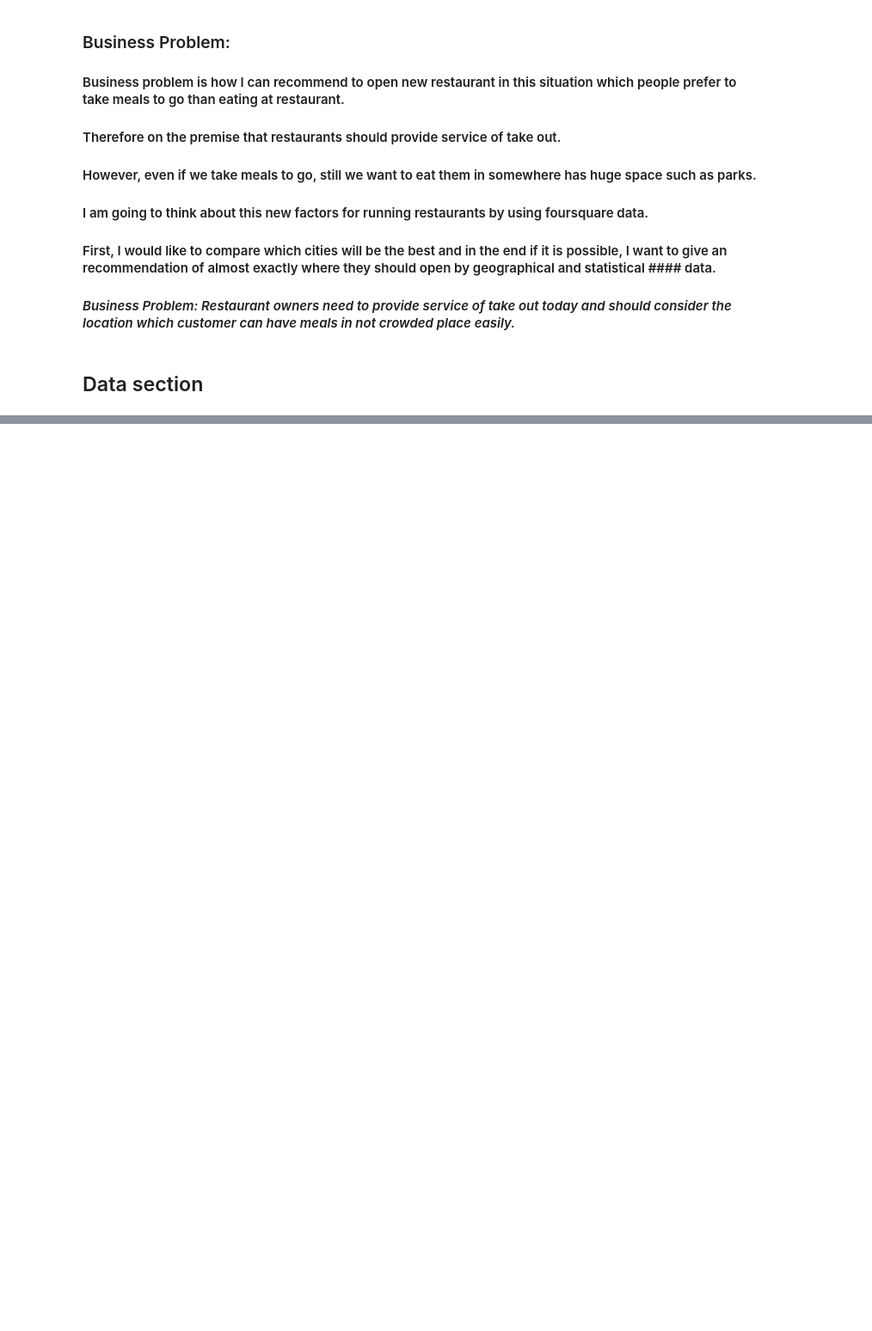
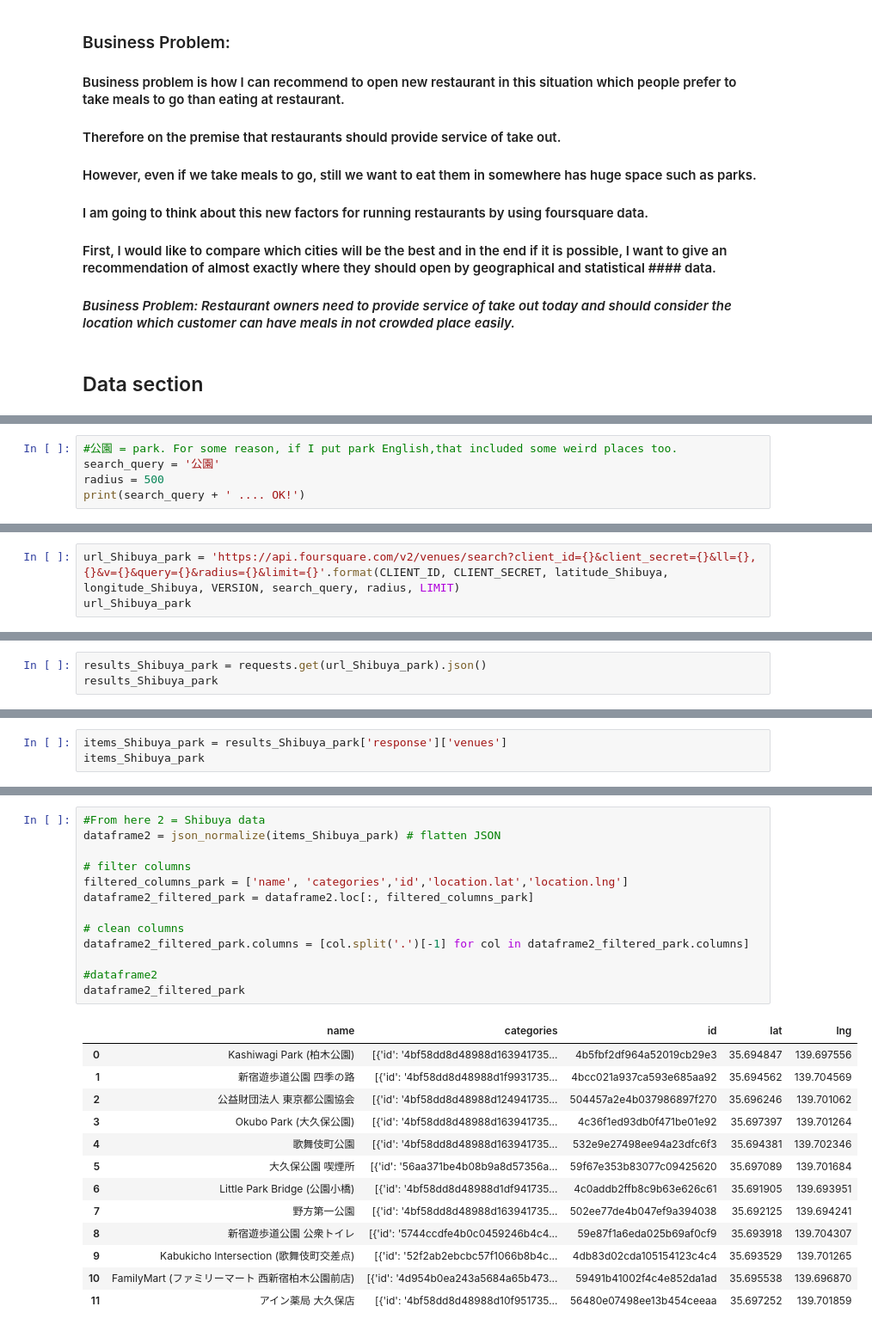
Before and after one commit to Nori756/Coursera_Capstone, a Jupyter notebook: Final Project of Capstone Project.ipynb, the cells around one changed output, grey strips where cells are left out. Shown at 86% size. Drawn from its saved outputs; the diff is of its cells as text; blank space fills up the shorter version.

```diff
--- a/Final Project of Capstone Project.ipynb
+++ b/Final Project of Capstone Project.ipynb
@@ -36,0 +129,5 @@
+# %%
+#公園 = park. For some reason, if I put park English,that included some weird places too.
+search_query = '公園'
+radius = 500
+print(search_query + ' .... OK!')
@@ -36,0 +241,3 @@
+# %%
+url_Shibuya_park = 'https://api.foursquare.com/v2/venues/search?client_id={}&client_secret={}&ll={},{}&v={}&query={}&radius={}&limit={}'.format(CLIENT_ID, CLIENT_SECRET, latitude_Shibuya, longitude_Shibuya, VERSION, search_query, radius, LIMIT)
+url_Shibuya_park
@@ -36,0 +246,3 @@
+# %%
+results_Shibuya_park = requests.get(url_Shibuya_park).json()
+results_Shibuya_park
@@ -36,0 +267,3 @@
+# %%
+items_Shibuya_park = results_Shibuya_park['response']['venues']
+items_Shibuya_park
@@ -36,0 +288,27 @@
+# %%
+#From here 2 = Shibuya data
+dataframe2 = json_normalize(items_Shibuya_park) # flatten JSON
+
+# filter columns
+filtered_columns_park = ['name', 'categories','id','location.lat','location.lng']
+dataframe2_filtered_park = dataframe2.loc[:, filtered_columns_park]
+
+# clean columns
+dataframe2_filtered_park.columns = [col.split('.')[-1] for col in dataframe2_filtered_park.columns]
+
+#dataframe2
+dataframe2_filtered_park
+# %% [output]
+|  | name | categories | id | lat | lng |
+| 0 | Kashiwagi Park (柏木公園) | [{'id': '4bf58dd8d48988d163941735... | 4b5fbf2df964a52019cb29e3 | 35.694847 | 139.697556 |
+| 1 | 新宿遊歩道公園 四季の路 | [{'id': '4bf58dd8d48988d1f9931735... | 4bcc021a937ca593e685aa92 | 35.694562 | 139.704569 |
+| 2 | 公益財団法人 東京都公園協会 | [{'id': '4bf58dd8d48988d124941735... | 504457a2e4b037986897f270 | 35.696246 | 139.701062 |
+| 3 | Okubo Park (大久保公園) | [{'id': '4bf58dd8d48988d163941735... | 4c36f1ed93db0f471be01e92 | 35.697397 | 139.701264 |
+| 4 | 歌舞伎町公園 | [{'id': '4bf58dd8d48988d163941735... | 532e9e27498ee94a23dfc6f3 | 35.694381 | 139.702346 |
+| 5 | 大久保公園 喫煙所 | [{'id': '56aa371be4b08b9a8d57356a... | 59f67e353b83077c09425620 | 35.697089 | 139.701684 |
+| 6 | Little Park Bridge (公園小橋) | [{'id': '4bf58dd8d48988d1df941735... | 4c0addb2ffb8c9b63e626c61 | 35.691905 | 139.693951 |
+| 7 | 野方第一公園 | [{'id': '4bf58dd8d48988d163941735... | 502ee77de4b047ef9a394038 | 35.692125 | 139.694241 |
+| 8 | 新宿遊歩道公園 公衆トイレ | [{'id': '5744ccdfe4b0c0459246b4c4... | 59e87f1a6eda025b69af0cf9 | 35.693918 | 139.704307 |
+| 9 | Kabukicho Intersection (歌舞伎町交差点) | [{'id': '52f2ab2ebcbc57f1066b8b4c... | 4db83d02cda105154123c4c4 | 35.693529 | 139.701265 |
+| 10 | FamilyMart (ファミリーマート 西新宿柏木公園前店) | [{'id': '4d954b0ea243a5684a65b473... | 59491b41002f4c4e852da1ad | 35.695538 | 139.696870 |
+| 11 | アイン薬局 大久保店 | [{'id': '4bf58dd8d48988d10f951735... | 56480e07498ee13b454ceeaa | 35.697252 | 139.701859 |
```
Also changed, not shown: parts of 70 cells of this notebook.
